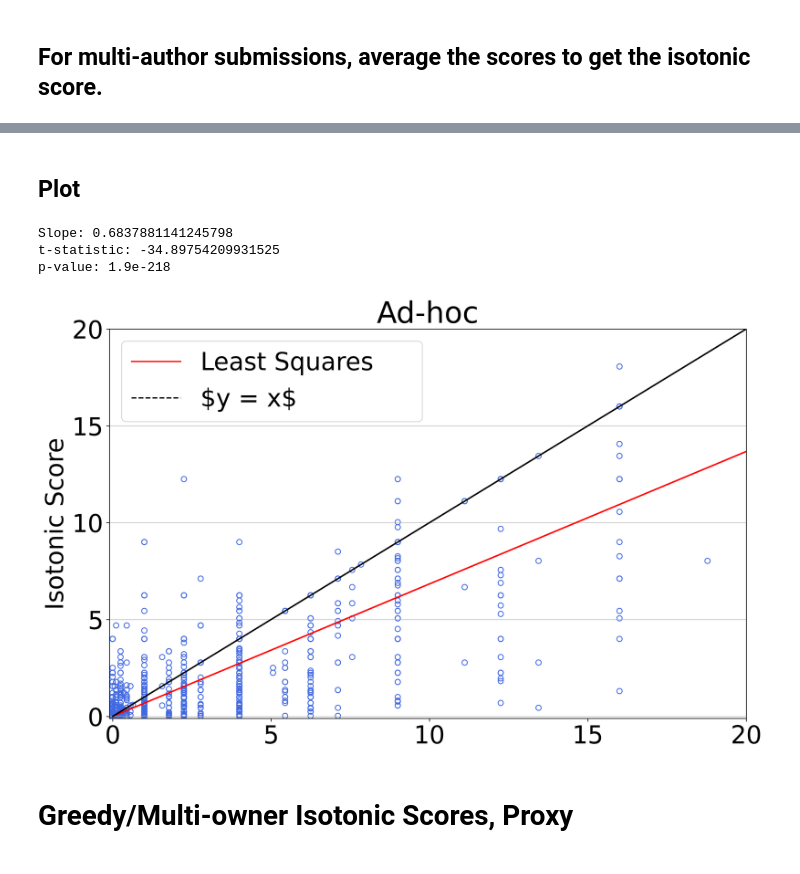
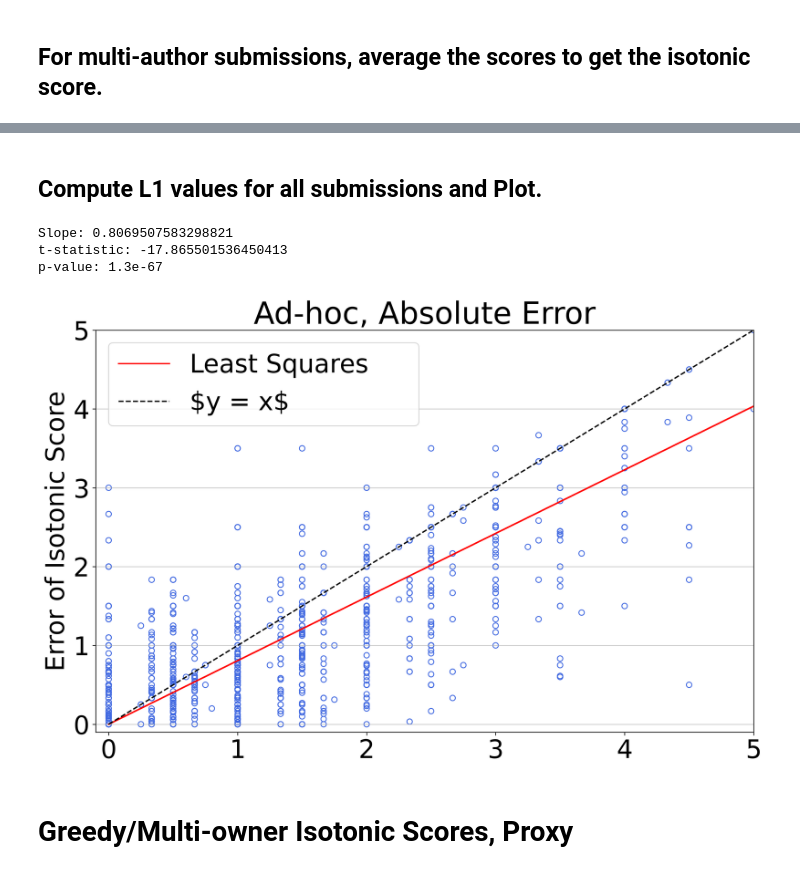
Before and after one commit to BuxinSu/ICML_2023_Ranking, a Jupyter notebook: Notebooks/Adhoc_Greedy_Multiowner_scatter.ipynb, the cells around one changed output, grey strips where cells are left out. Saved outputs shown, nothing was run; the diff lists cells and outputs as text; code cells hidden in the pictures.

```diff
--- a/Notebooks/Adhoc_Greedy_Multiowner_scatter.ipynb
+++ b/Notebooks/Adhoc_Greedy_Multiowner_scatter.ipynb
@@ -256,6 +324,18 @@ for i in range(len(True_score_multi_iso)):
-# %% [markdown]
-## Plot
+# %% [markdown]
+## Compute L1 values for all submissions and Plot.
 # %%
+
+
+
+# Create two lists to record: (y - R)^2 and (\hat{R} - R)^2 values.
+adhoc_diff = []
+old_diff = []
+for i in range(len(True_score_multi_iso)):
+  adhoc_diff.append( abs(adhoc_iso_rating[i] - True_score_multi_iso[i]) )
+  old_diff.append( abs(old_score_multi_iso[i] - True_score_multi_iso[i]) )
+
+
+
 
 old_diff = np.array(old_diff)
 adhoc_diff = np.array(adhoc_diff)
@@ -283,43 +363,44 @@ s_b = np.sqrt(RSS / (n-1)) / np.sqrt(np.sum( (X - np.mean(X))**2))
 
 # Calculate the t-statistic
 t_stat = (b - 1) / s_b
 
 # Calculate the p-value
 df = len(adhoc_diff) - 1
 p_value = stats.t.sf(np.abs(t_stat), n-2)
 p_value = format(p_value, ".1e")
 
 print(f"Slope: {b}")
 print(f"t-statistic: {t_stat}")
 print(f"p-value: {p_value}")
 
 # Calculate the y-values for the line of best fit
 line_of_best_fit = b * old_diff
 
 # Plot the line of best fit with intercept 0
 plt.plot(old_diff, line_of_best_fit, label='Least Squares     ', color='red')
 
 # Plot the regression line
-plt.plot(old_diff, old_diff, color='black', label='\$y = x\$', linestyle='dashed')
+x = np.linspace(0, max(old_diff), 1000)
+plt.plot(x, x, color='black', label='\$y = x\$', linestyle='--')
 
 # Add labels and legend
 # plt.xlabel(f"Raw")
-plt.ylabel('Isotonic Score')
+plt.ylabel('Error of Isotonic Score')
 
 # Show the legend
 plt.legend()
-plt.xlim(-0.1, 20)
-plt.ylim(-0.1, 20)
+plt.xlim(-0.1, 5)
+plt.ylim(-0.1, 5)
 
 plt.grid(axis='y', alpha=0.75)
-plt.title('Ad-hoc')
-plt.savefig("/content/drive/MyDrive/Research/Ranking_ICML/Figures/adhoc_iso_proxy_regression.svg", bbox_inches='tight')
+plt.title('Ad-hoc, Absolute Error')
+plt.savefig("/content/drive/MyDrive/Research/Ranking_ICML/Figures/adhoc_iso_proxy_regression_L1.svg", bbox_inches='tight')
 plt.show()
 # %% [output]
-Slope: 0.6837881141245798
-t-statistic: -34.89754209931525
-p-value: 1.9e-218
+Slope: 0.8069507583298821
+t-statistic: -17.865501536450413
+p-value: 1.3e-67
-[figure, old version]
+[figure, new version]
 # %% [markdown]
 # **Greedy/Multi-owner Isotonic Scores, Proxy**
 # %% [markdown]
```
Also changed, not shown: parts of 35 cells of this notebook.
